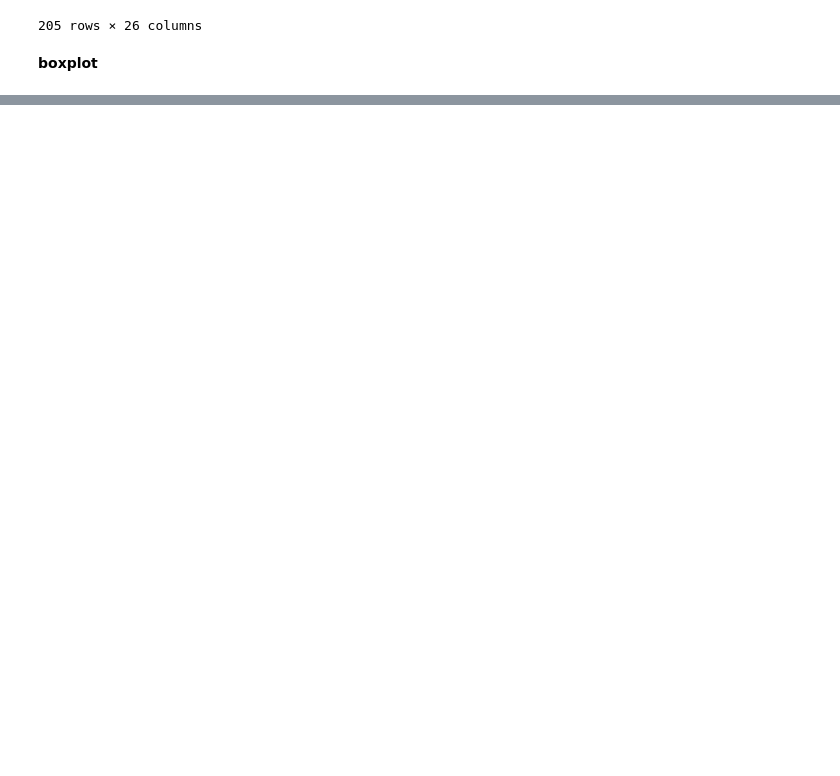
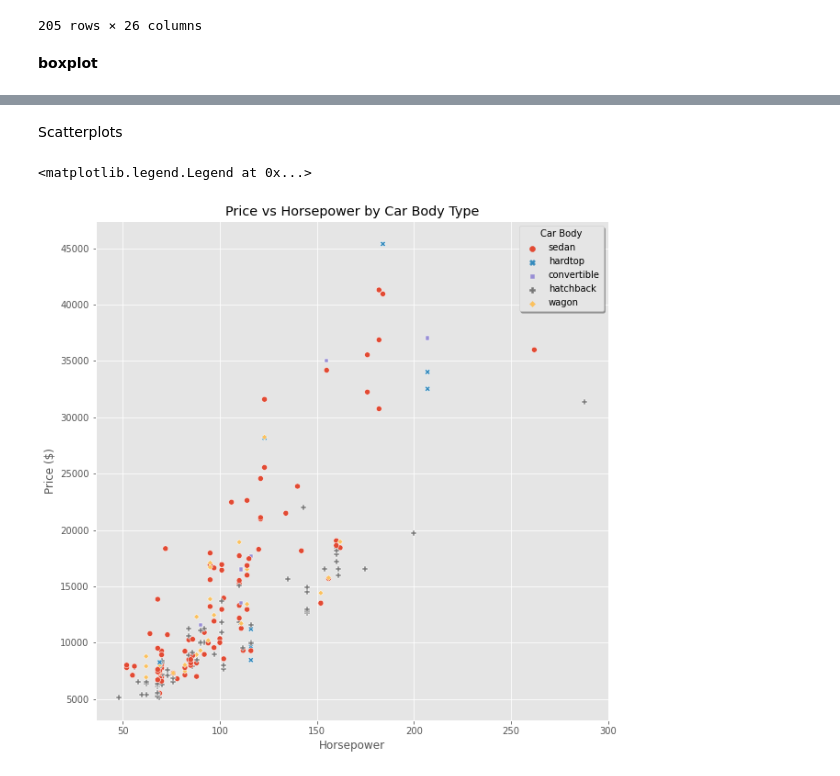
Before and after one commit to KishenSharma6/CarPricesPrediction, a Jupyter notebook: Notebooks/Exploratory/20201006_ExploratoryDataAnalysis.ipynb, the cells around one changed output, grey strips where cells are left out. Saved outputs shown, nothing was run; the diff lists cells and outputs as text; code cells hidden in the pictures; blank space fills up the shorter version.

```diff
--- a/Notebooks/Exploratory/20201006_ExploratoryDataAnalysis.ipynb
+++ b/Notebooks/Exploratory/20201006_ExploratoryDataAnalysis.ipynb
@@ -180,0 +189,25 @@ auto_data.nunique()
+# %% [markdown]
+Scatterplots
+# %%
+importlib.reload(src.Visualization.visualize)
+from src.Visualization.visualize import EDA_Viz
+scatter = EDA_Viz(auto_data)
+
+#Create plot
+f, ax = plt.subplots(figsize = (10,10))
+
+#Plot Data
+scatter.scatterplot(x = 'horsepower', y = 'price',
+                   hue = 'carbody', style = 'carbody',
+                   ax = ax)
+
+#Set plot aesthetics
+ax.set(title = "Price vs Horsepower by Car Body Type",
+      xlabel = 'Horsepower',
+      ylabel = 'Price ($)')
+
+ax.legend(title='Car Body', frameon = True,
+         shadow = True, loc = 'upper right')
+# %% [output]
+<matplotlib.legend.Legend at 0x...>
+[figure, added]
```
Also changed, not shown: parts of 4 cells of this notebook.
